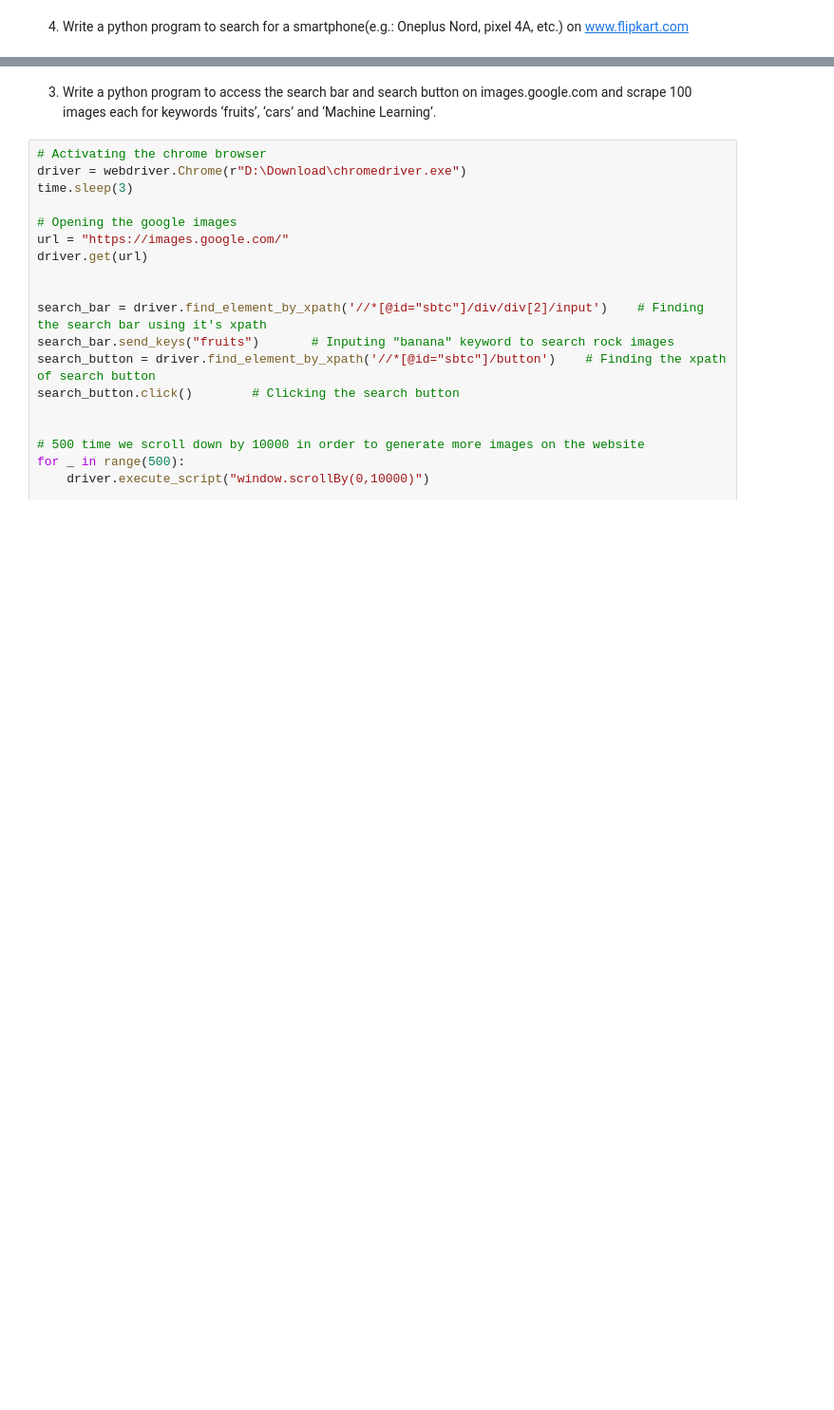
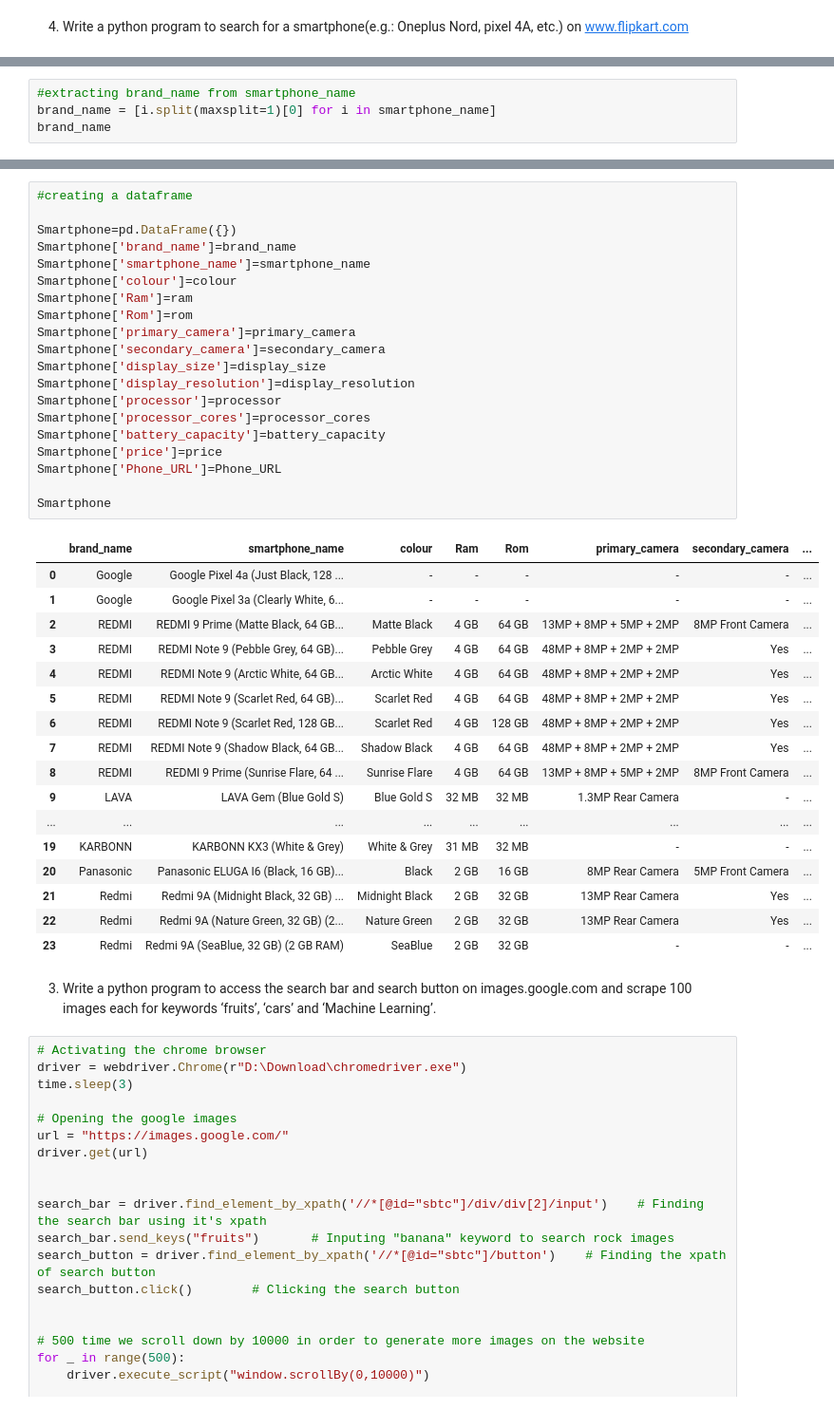
Before and after one commit to abdulwashif/Flipr-Robo, a Jupyter notebook: web_scraping3.ipynb, the cells around one changed output, grey strips where cells are left out. Shown at 95% size. Drawn from its saved outputs; the diff is of its cells as text; blank space fills up the shorter version.

```diff
--- a/web_scraping3.ipynb
+++ b/web_scraping3.ipynb
@@ -874,0 +938,4 @@ flip_df
+# %%
+#extracting brand_name from smartphone_name
+brand_name = [i.split(maxsplit=1)[0] for i in smartphone_name]
+brand_name
@@ -875,3 +965,41 @@ flip_df
+# %%
+#creating a dataframe
+
+Smartphone=pd.DataFrame({})
+Smartphone['brand_name']=brand_name
+Smartphone['smartphone_name']=smartphone_name
+Smartphone['colour']=colour
+Smartphone['Ram']=ram
+Smartphone['Rom']=rom
+Smartphone['primary_camera']=primary_camera
+Smartphone['secondary_camera']=secondary_camera
+Smartphone['display_size']=display_size
+Smartphone['display_resolution']=display_resolution
+Smartphone['processor']=processor
+Smartphone['processor_cores']=processor_cores
+Smartphone['battery_capacity']=battery_capacity
+Smartphone['price']=price
+Smartphone['Phone_URL']=Phone_URL
+
+Smartphone
+# %% [output]
+|  | brand_name | smartphone_name | colour | Ram | Rom | primary_camera | secondary_camera | ... |
+| 0 | Google | Google Pixel 4a (Just Black, 128 ... | - | - | - | - | - | ... |
+| 1 | Google | Google Pixel 3a (Clearly White, 6... | - | - | - | - | - | ... |
+| 2 | REDMI | REDMI 9 Prime (Matte Black, 64 GB... | Matte Black | 4 GB | 64 GB | 13MP + 8MP + 5MP + 2MP | 8MP Front Camera | ... |
+| 3 | REDMI | REDMI Note 9 (Pebble Grey, 64 GB)... | Pebble Grey | 4 GB | 64 GB | 48MP + 8MP + 2MP + 2MP | Yes | ... |
+| 4 | REDMI | REDMI Note 9 (Arctic White, 64 GB... | Arctic White | 4 GB | 64 GB | 48MP + 8MP + 2MP + 2MP | Yes | ... |
+| 5 | REDMI | REDMI Note 9 (Scarlet Red, 64 GB)... | Scarlet Red | 4 GB | 64 GB | 48MP + 8MP + 2MP + 2MP | Yes | ... |
+| 6 | REDMI | REDMI Note 9 (Scarlet Red, 128 GB... | Scarlet Red | 4 GB | 128 GB | 48MP + 8MP + 2MP + 2MP | Yes | ... |
+| 7 | REDMI | REDMI Note 9 (Shadow Black, 64 GB... | Shadow Black | 4 GB | 64 GB | 48MP + 8MP + 2MP + 2MP | Yes | ... |
+| 8 | REDMI | REDMI 9 Prime (Sunrise Flare, 64 ... | Sunrise Flare | 4 GB | 64 GB | 13MP + 8MP + 5MP + 2MP | 8MP Front Camera | ... |
+| 9 | LAVA | LAVA Gem (Blue Gold S) | Blue Gold S | 32 MB | 32 MB | 1.3MP Rear Camera | - | ... |
+| ... | ... | ... | ... | ... | ... | ... | ... | ... |
+| 19 | KARBONN | KARBONN KX3 (White & Grey) | White & Grey | 31 MB | 32 MB | - | - | ... |
+| 20 | Panasonic | Panasonic ELUGA I6 (Black, 16 GB)... | Black | 2 GB | 16 GB | 8MP Rear Camera | 5MP Front Camera | ... |
+| 21 | Redmi | Redmi 9A (Midnight Black, 32 GB) ... | Midnight Black | 2 GB | 32 GB | 13MP Rear Camera | Yes | ... |
+| 22 | Redmi | Redmi 9A (Nature Green, 32 GB) (2... | Nature Green | 2 GB | 32 GB | 13MP Rear Camera | Yes | ... |
+| 23 | Redmi | Redmi 9A (SeaBlue, 32 GB) (2 GB RAM) | SeaBlue | 2 GB | 32 GB | - | - | ... |
 # %% [markdown]
 3. Write a python program to access the search bar and search button on images.google.com and scrape 100 images each for keywords ‘fruits’, ‘cars’ and ‘Machine Learning’.
 # %%
```
Also changed, not shown: parts of 48 cells of this notebook.
